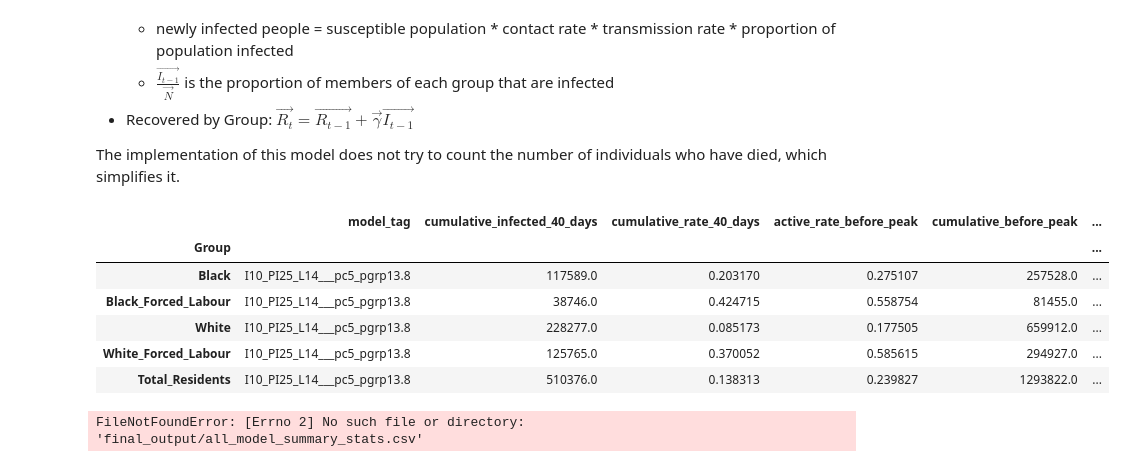
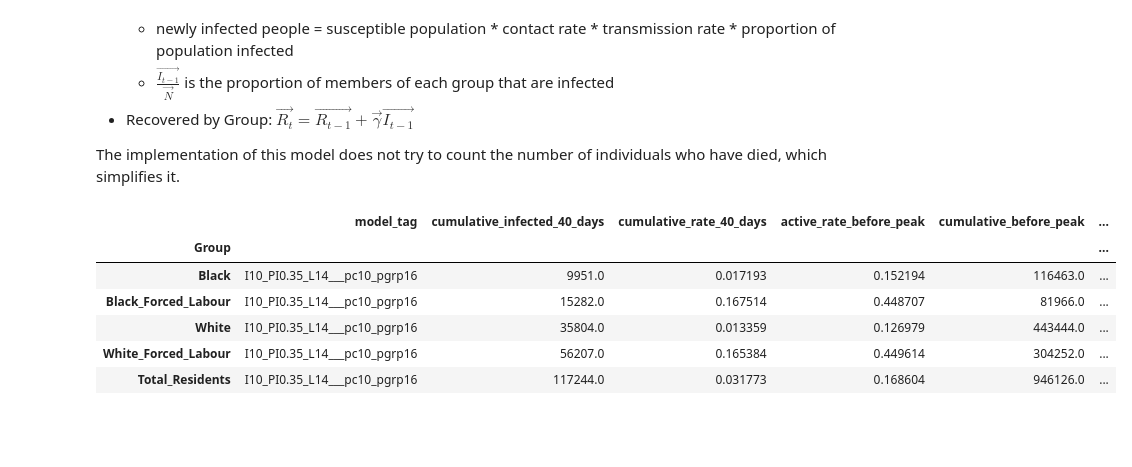
Before and after one commit to rachelwarren/CPE_Covid_Model, a Jupyter notebook: model/Model.ipynb, the cells around one changed output. Saved outputs shown, nothing was run; the diff lists cells and outputs as text; code cells hidden in the pictures; blank space fills up the shorter version.

Commit message:
corrections to model

```diff
--- a/model/Model.ipynb
+++ b/model/Model.ipynb
@@ -92,9 +94,13 @@ def run_with_uncertainty(base_dir, starting_params, prison_peak_date, days):
     pop_sizes = []
     #  In our original model run, the peak prison infection rate is 0.35, the number of daily police contacts is
     #  10, and the number of patrol police officers per 10K residents is ~ 16
-    for prison_infection_rate in [25, .35, .45]:
-        for pc in [5, 7.5, 10, 12.5,15]:
-            for pgrp in [13.8, 14.9, 16, 17, 18.2]:
+    for prison_infection_rate in [.35]:
+        for pc in [10]:
+            for pgrp in [16]:
+    #  We examined other parameters to get bounds on uncertainty.
+#     for prison_infection_rate in [25, .35, .45]:
+#         for pc in [5, 7.5, 10, 12.5,15]:
+#             for pgrp in [13.8, 14.9, 16, 17, 18.2]:
 
                 params = starting_params.add_uncertainty_params(prison_infection_rate, pc, pgrp)
 
@@ -102,8 +108,6 @@ def run_with_uncertainty(base_dir, starting_params, prison_peak_date, days):
                 contact_data_post_sip = pd.read_csv(
                     os.path.join(base_dir, prep.get_CONTACT_MATRIX_POST_LOCKDOWN(pc, pgrp)),
                     index_col=0)
-
-
 
 
                 contact_data_pre_SIP = clean_df_names(pd.read_csv(os.path.join(base_dir, prep.get_CONTACT_MATRIX_PRE_LOCKDOWN(pc,pgrp)),
@@ -132,9 +136,13 @@ def run_with_uncertainty(base_dir, starting_params, prison_peak_date, days):
                 monster_summary_stats= monster_summary_stats.append(summary)
     return monster_summary_stats, infection_maps, pd.concat(pop_sizes)
 # %%
+# Initial Input Parameters
 PRISON_PEAK_DATE = 35
 TRANSMISSION_RATE = 0.015
 SIP_START_DATE  = 14
 INITIAL_INFECTION_RATE =10
-BASE_DIR = '../input'
-starting_params = mp.ModelParams(TRANSMISSION_RATE, SIP_START_DATE, INITIAL_INFECTION_RATE)
+BASE_DIR = '../input/'
+OUTPUT_DIR = '../output/'
+CONTACT_MATRIX_PATH = 'Contact_Matrix_Post_SIP.csv'
+PRE_SOCIAL_DISTANCE_CONTACT_MATRIX = "Contact_Matrix_Pre_SIP.csv"
+DAYS = 120
@@ -146,13 +149,14 @@ DAYS = 120
 # %%
-monster_summary_stats, infection_maps, pop_sizes = run_with_uncertainty(
+starting_params = mp.ModelParams(TRANSMISSION_RATE, SIP_START_DATE, INITIAL_INFECTION_RATE)
+full_summary_stats, infection_maps, pop_sizes = run_with_uncertainty(
     BASE_DIR, starting_params, PRISON_PEAK_DATE, DAYS)
 # %%
-monster_summary_stats.head()
+full_summary_stats.head()
 # %% [output]
 |  | model_tag | cumulative_infected_40_days | cumulative_rate_40_days | active_rate_before_peak | cumulative_before_peak | ... |
 | Group |  |  |  |  |  | ... |
-| Black | I10_PI25_L14___pc5_pgrp13.8 | 117589.0 | 0.203170 | 0.275107 | 257528.0 | ... |
-| Black_Forced_Labour | I10_PI25_L14___pc5_pgrp13.8 | 38746.0 | 0.424715 | 0.558754 | 81455.0 | ... |
-| White | I10_PI25_L14___pc5_pgrp13.8 | 228277.0 | 0.085173 | 0.177505 | 659912.0 | ... |
-| White_Forced_Labour | I10_PI25_L14___pc5_pgrp13.8 | 125765.0 | 0.370052 | 0.585615 | 294927.0 | ... |
-| Total_Residents | I10_PI25_L14___pc5_pgrp13.8 | 510376.0 | 0.138313 | 0.239827 | 1293822.0 | ... |
+| Black | I10_PI0.35_L14___pc10_pgrp16 | 9951.0 | 0.017193 | 0.152194 | 116463.0 | ... |
+| Black_Forced_Labour | I10_PI0.35_L14___pc10_pgrp16 | 15282.0 | 0.167514 | 0.448707 | 81966.0 | ... |
+| White | I10_PI0.35_L14___pc10_pgrp16 | 35804.0 | 0.013359 | 0.126979 | 443444.0 | ... |
+| White_Forced_Labour | I10_PI0.35_L14___pc10_pgrp16 | 56207.0 | 0.165384 | 0.449614 | 304252.0 | ... |
+| Total_Residents | I10_PI0.35_L14___pc10_pgrp16 | 117244.0 | 0.031773 | 0.168604 | 946126.0 | ... |
@@ -161,5 +162,0 @@ pop_sizes.to_csv('group_sizes.csv')
-# %%
-monster_path = 'final_output/all_model_summary_stats.csv'
-monster_summary_stats.to_csv(monster_path)
-# %% [output]
-FileNotFoundError: [Errno 2] No such file or directory: 'final_output/all_model_summary_stats.csv'
```
Also changed, not shown: parts of 16 cells of this notebook.
